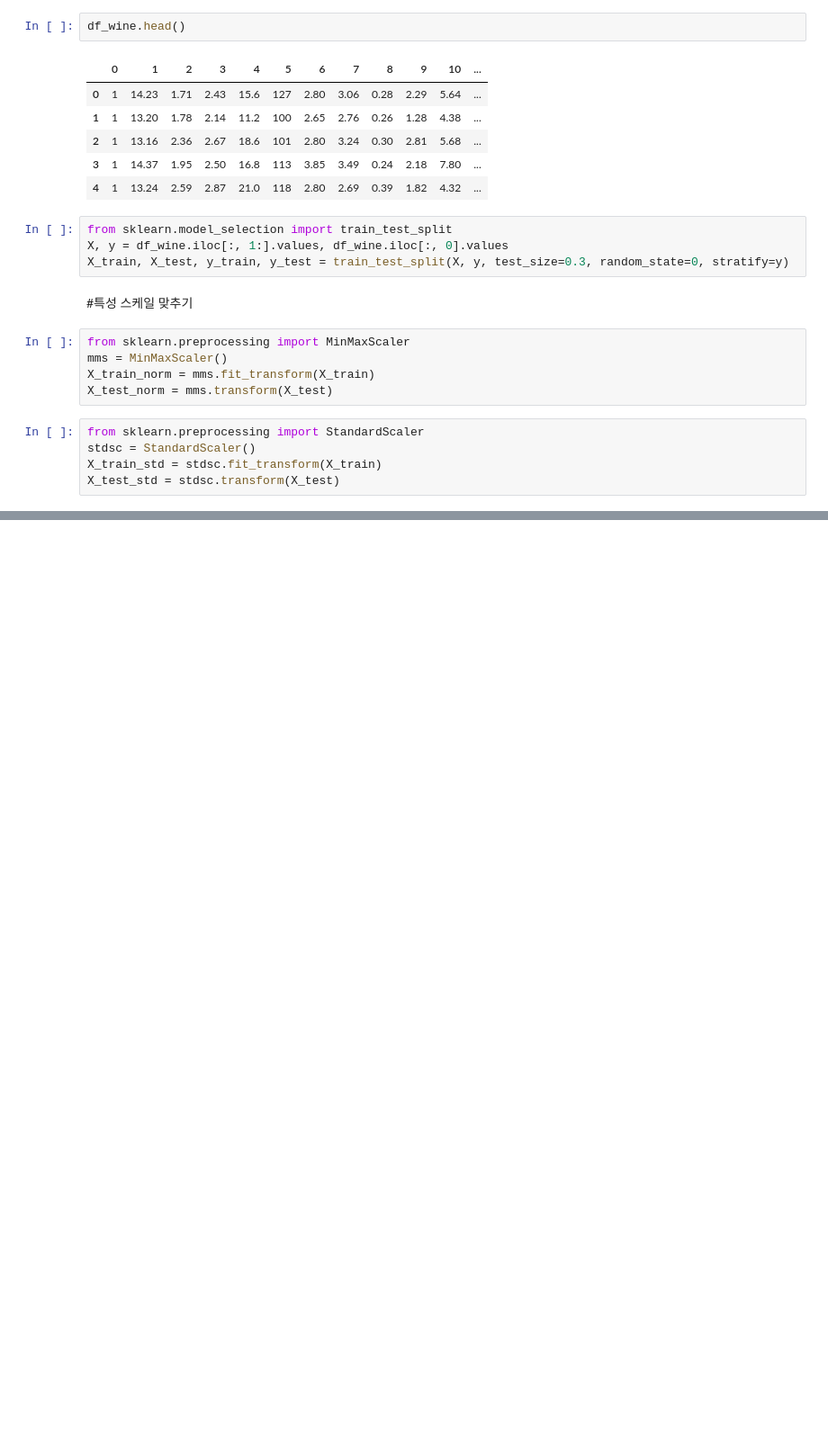
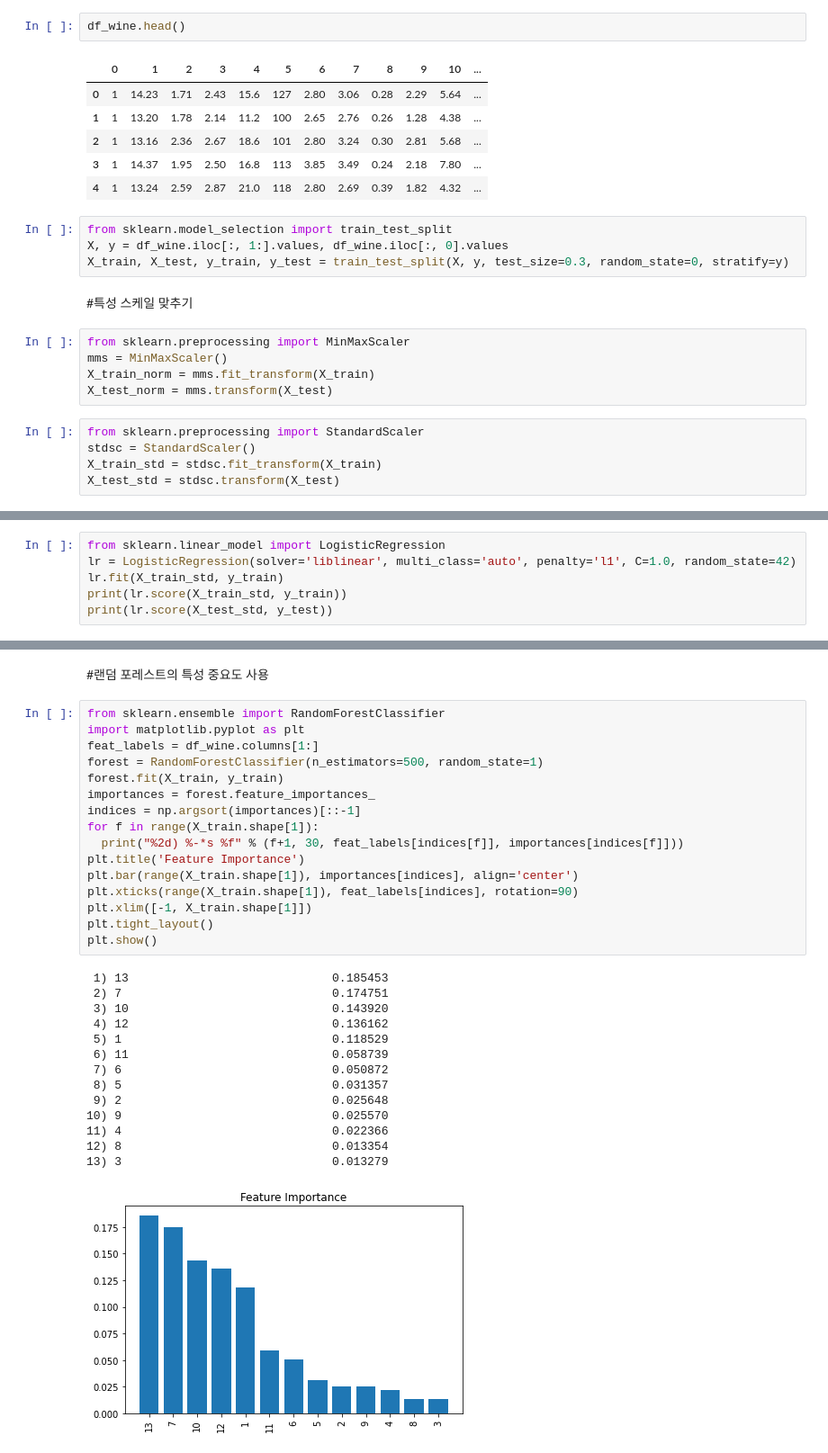
Before and after one commit to briron/ML_textbook, a Jupyter notebook: Textbook_Part_4.ipynb, the cells around one changed output, grey strips where cells are left out. Shown at 90% size. Saved outputs shown, nothing was run; the diff lists cells and outputs as text; blank space fills up the shorter version.

```diff
--- a/Textbook_Part_4.ipynb
+++ b/Textbook_Part_4.ipynb
@@ -183,0 +186,6 @@ X_test_std = stdsc.transform(X_test)
+# %%
+from sklearn.linear_model import LogisticRegression
+lr = LogisticRegression(solver='liblinear', multi_class='auto', penalty='l1', C=1.0, random_state=42)
+lr.fit(X_train_std, y_train)
+print(lr.score(X_train_std, y_train))
+print(lr.score(X_test_std, y_test))
@@ -183,0 +207,33 @@ X_test_std = stdsc.transform(X_test)
+# %% [markdown]
+#랜덤 포레스트의 특성 중요도 사용
+# %%
+from sklearn.ensemble import RandomForestClassifier
+import matplotlib.pyplot as plt
+feat_labels = df_wine.columns[1:]
+forest = RandomForestClassifier(n_estimators=500, random_state=1)
+forest.fit(X_train, y_train)
+importances = forest.feature_importances_
+indices = np.argsort(importances)[::-1]
+for f in range(X_train.shape[1]):
+  print("%2d) %-*s %f" % (f+1, 30, feat_labels[indices[f]], importances[indices[f]]))
+plt.title('Feature Importance')
+plt.bar(range(X_train.shape[1]), importances[indices], align='center')
+plt.xticks(range(X_train.shape[1]), feat_labels[indices], rotation=90)
+plt.xlim([-1, X_train.shape[1]])
+plt.tight_layout()
+plt.show()
+# %% [output]
+ 1) 13                             0.185453
+ 2) 7                              0.174751
+ 3) 10                             0.143920
+ 4) 12                             0.136162
+ 5) 1                              0.118529
+ 6) 11                             0.058739
+ 7) 6                              0.050872
+ 8) 5                              0.031357
+ 9) 2                              0.025648
+10) 9                              0.025570
+11) 4                              0.022366
+12) 8                              0.013354
+13) 3                              0.013279
+[figure, added]
```
Also changed, not shown: parts of 3 cells of this notebook.
